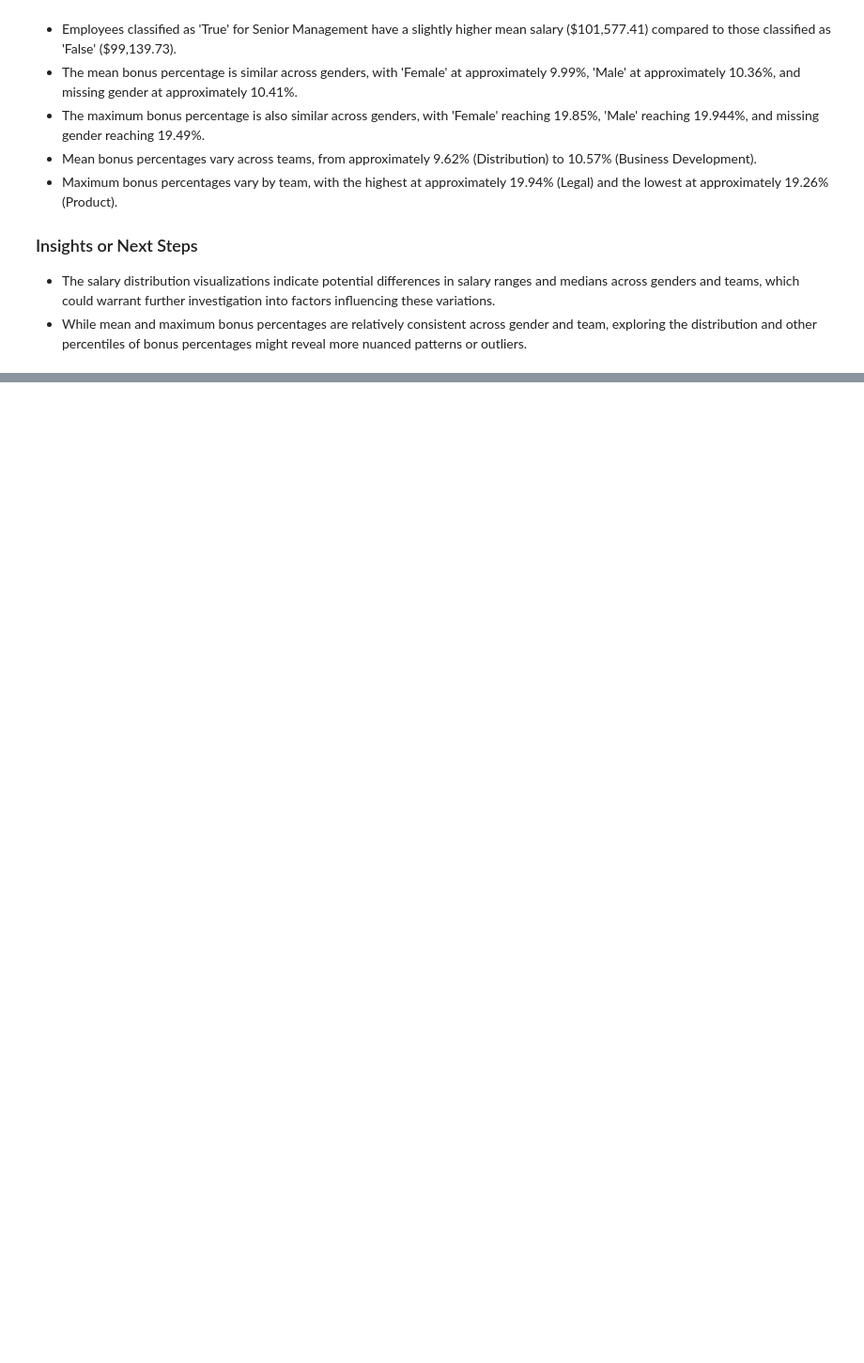
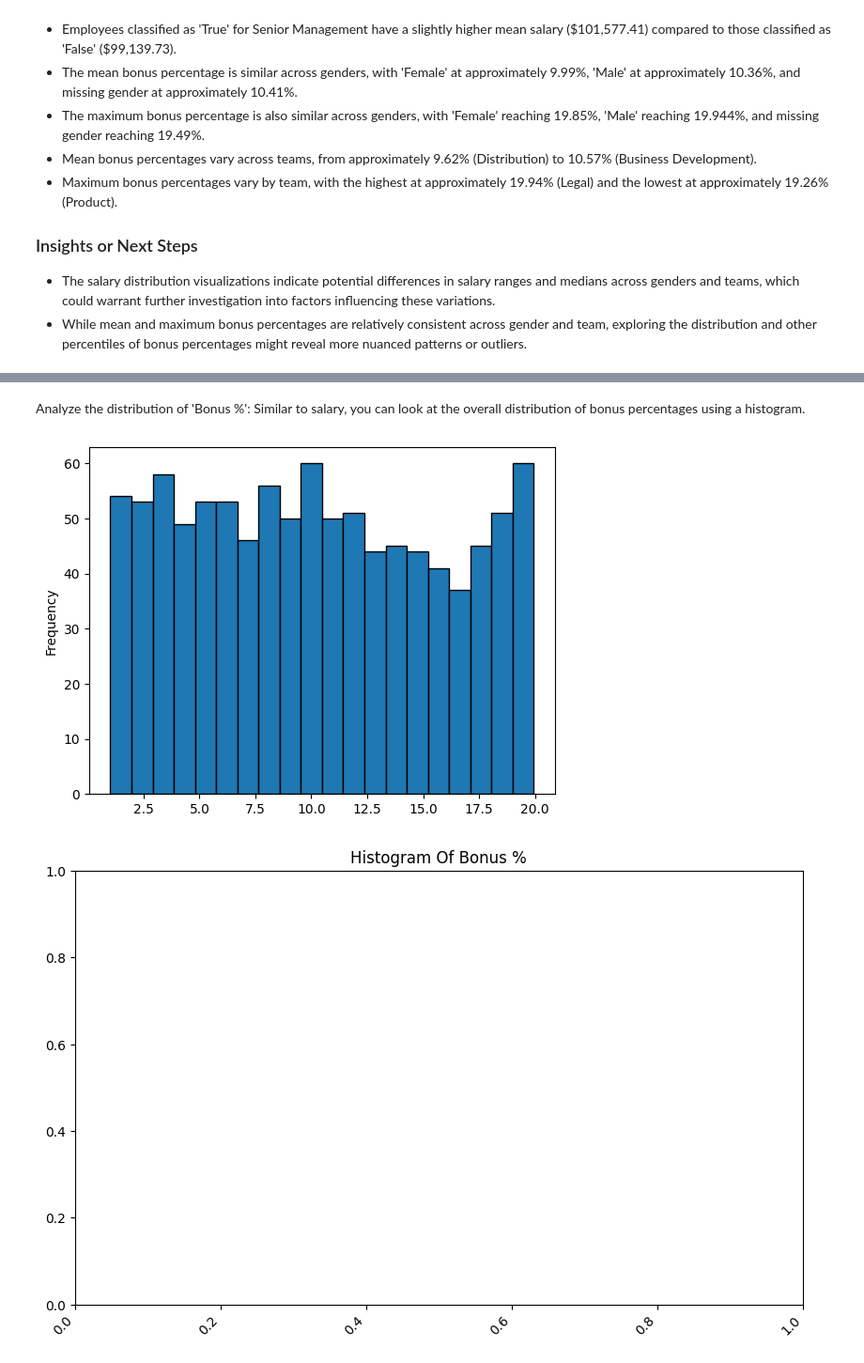
Before and after one commit to Grace-1420/Employees.py, a Jupyter notebook: Employees.ipynb, the cells around one changed output, grey strips where cells are left out. Shown: that part at 94% size. Cells and saved outputs as stored; diff of their text form; code cells hidden in the pictures; blank space fills up the shorter version.

```diff
--- a/Employees.ipynb
+++ b/Employees.ipynb
@@ -432,0 +454,12 @@ dtype: float64
+# %% [markdown]
+Analyze the distribution of 'Bonus %': Similar to salary, you can look at the overall distribution of bonus percentages using a histogram.
+# %%
+df['Bonus %'].plot(kind = 'hist', bins=20, edgecolor='black')
+plt.figure(figsize=(10, 6))
+plt.xticks(rotation= 45, ha= 'right')
+plt.title('Histogram Of Bonus %')
+plt.savefig('Histogram Of Bonus %.png')
+plt.show()
+# %% [output]
+[figure, added]
+[figure, added]
```
Also changed, not shown: parts of 30 cells of this notebook.
